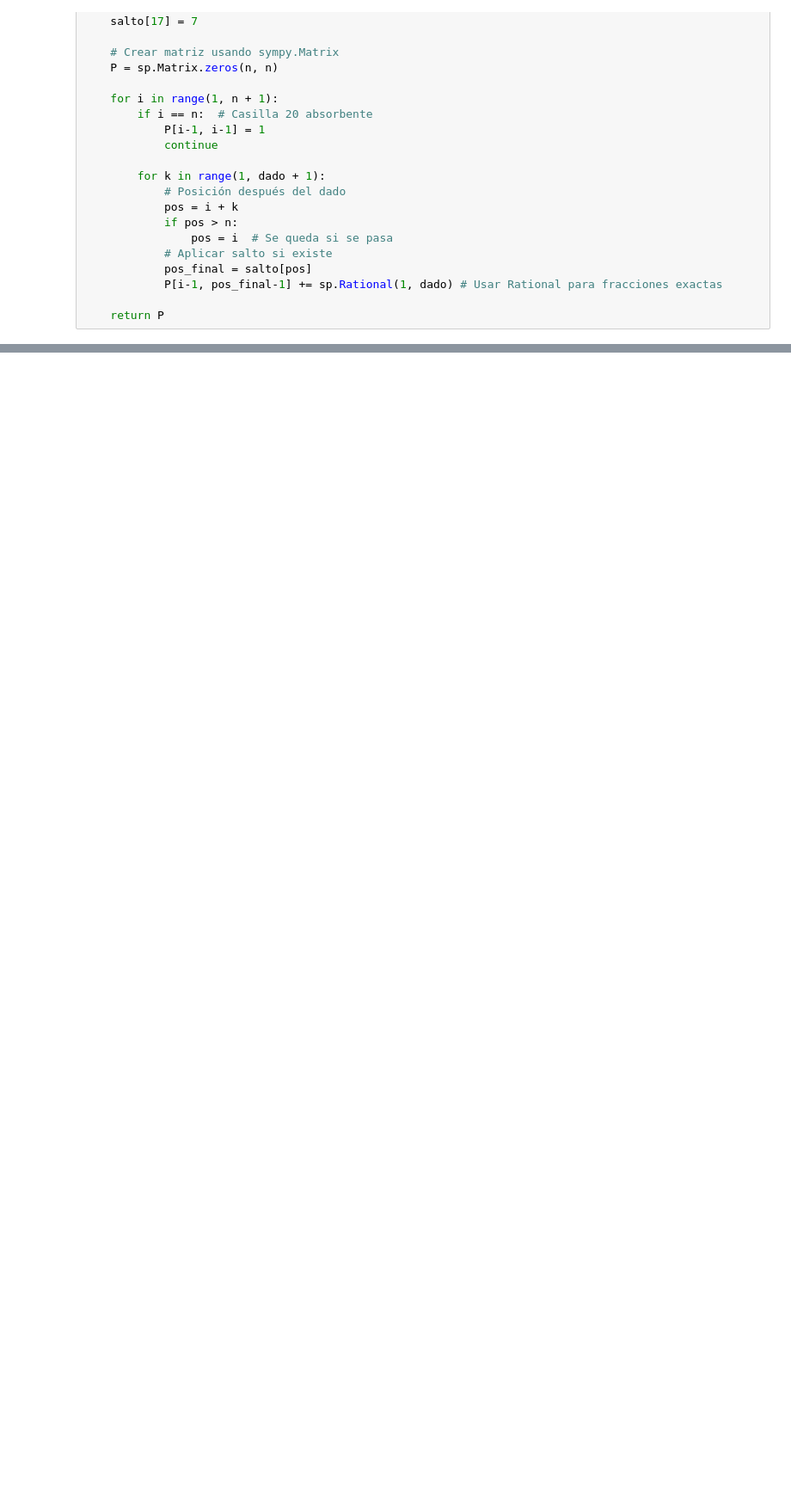
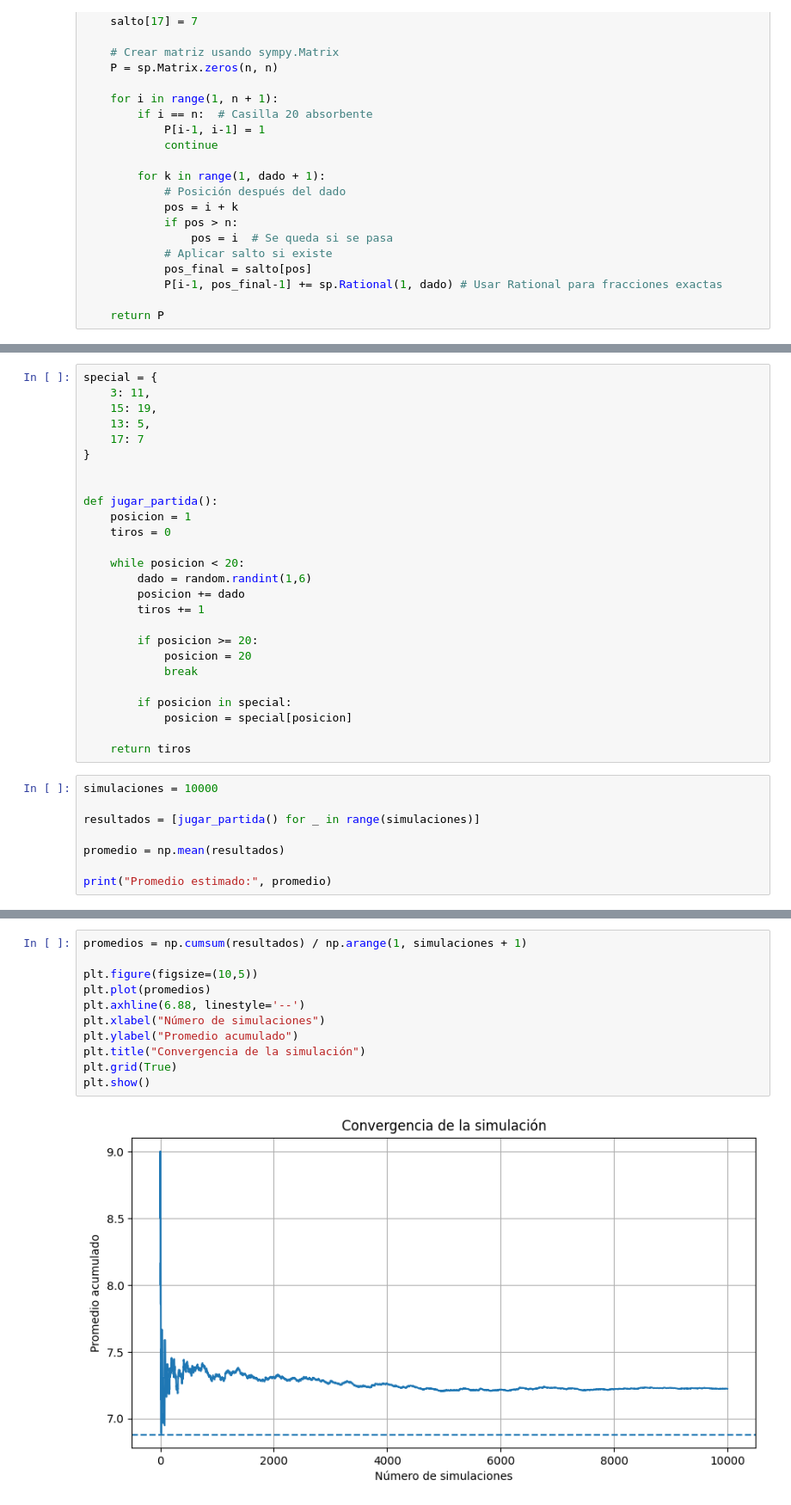
Before and after one commit to FOFM030711/Caminata-aleatoria-1D, a Jupyter notebook: serpientesy_escaleras.ipynb, the cells around one changed output, grey strips where cells are left out. Shown at 86% size. Cells and saved outputs as stored; diff of their text form; blank space fills up the shorter version.

```diff
--- a/serpientesy_escaleras.ipynb
+++ b/serpientesy_escaleras.ipynb
@@ -97,0 +295,34 @@ Matriz de transición (DataFrame):
+# %%
+special = {
+    3: 11,
+    15: 19,
+    13: 5,
+    17: 7
+}
+
+
+def jugar_partida():
+    posicion = 1
+    tiros = 0
+
+    while posicion < 20:
+        dado = random.randint(1,6)
+        posicion += dado
+        tiros += 1
+
+        if posicion >= 20:
+            posicion = 20
+            break
+
+        if posicion in special:
+            posicion = special[posicion]
+
+    return tiros
+# %%
+simulaciones = 10000
+
+resultados = [jugar_partida() for _ in range(simulaciones)]
+
+promedio = np.mean(resultados)
+
+print("Promedio estimado:", promedio)
@@ -97,0 +349,13 @@ Matriz de transición (DataFrame):
+# %%
+promedios = np.cumsum(resultados) / np.arange(1, simulaciones + 1)
+
+plt.figure(figsize=(10,5))
+plt.plot(promedios)
+plt.axhline(6.88, linestyle='--')
+plt.xlabel("Número de simulaciones")
+plt.ylabel("Promedio acumulado")
+plt.title("Convergencia de la simulación")
+plt.grid(True)
+plt.show()
+# %% [output]
+[figure, added]
```
Also changed, not shown: parts of 27 cells of this notebook.
